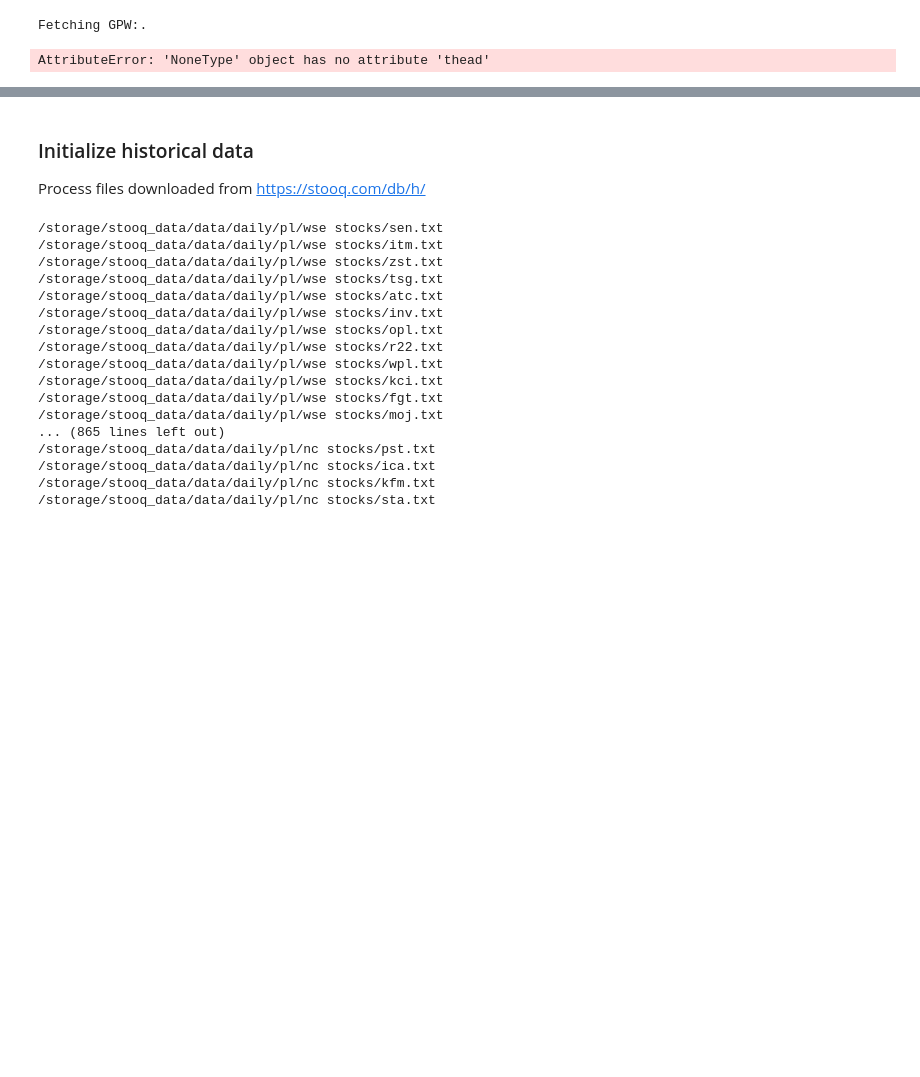
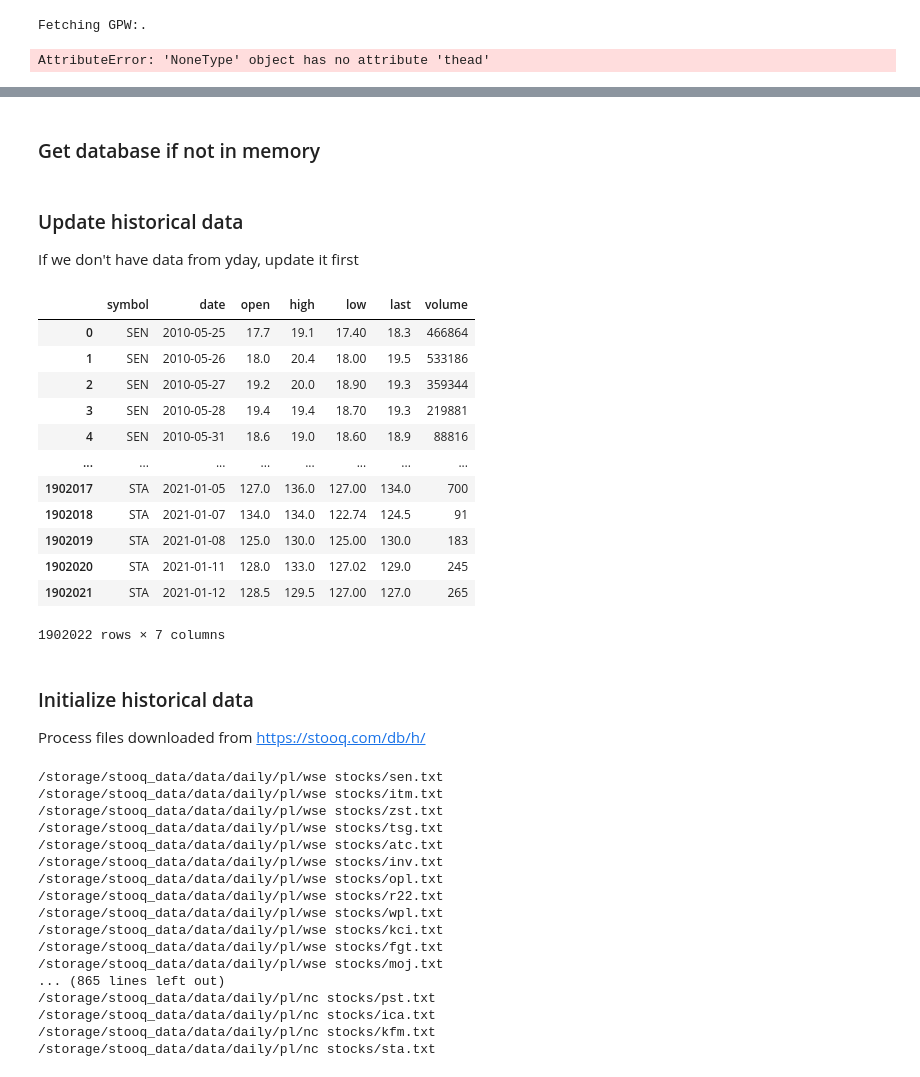
Before and after one commit to misza222/asnp, a Jupyter notebook: stock_prices.ipynb, the cells around one changed output, grey strips where cells are left out. Drawn from its saved outputs; the diff is of its cells as text; code cells hidden in the pictures; blank space fills up the shorter version.

```diff
--- a/stock_prices.ipynb
+++ b/stock_prices.ipynb
@@ -151,3 +147,34 @@ df = pd.read_sql("stocks", engine)
+# %% [markdown]
+### Get database if not in memory
+# %%
+def get_data_df():
+    if 'stocks_db' in globals():
+        return globals()['stocks_db']
+    else:
+        global stocks_db
+        stocks_db = pd.read_sql("stocks", engine)
+        return stocks_db
+# %% [markdown]
+### Update historical data
+If we don't have data from yday, update it first
+# %%
+df = get_data_df()
+# %%
+df
+# %% [output]
+|  | symbol | date | open | high | low | last | volume |
+| 0 | SEN | 2010-05-25 | 17.7 | 19.1 | 17.40 | 18.3 | 466864 |
+| 1 | SEN | 2010-05-26 | 18.0 | 20.4 | 18.00 | 19.5 | 533186 |
+| 2 | SEN | 2010-05-27 | 19.2 | 20.0 | 18.90 | 19.3 | 359344 |
+| 3 | SEN | 2010-05-28 | 19.4 | 19.4 | 18.70 | 19.3 | 219881 |
+| 4 | SEN | 2010-05-31 | 18.6 | 19.0 | 18.60 | 18.9 | 88816 |
+| ... | ... | ... | ... | ... | ... | ... | ... |
+| 1902017 | STA | 2021-01-05 | 127.0 | 136.0 | 127.00 | 134.0 | 700 |
+| 1902018 | STA | 2021-01-07 | 134.0 | 134.0 | 122.74 | 124.5 | 91 |
+| 1902019 | STA | 2021-01-08 | 125.0 | 130.0 | 125.00 | 130.0 | 183 |
+| 1902020 | STA | 2021-01-11 | 128.0 | 133.0 | 127.02 | 129.0 | 245 |
+| 1902021 | STA | 2021-01-12 | 128.5 | 129.5 | 127.00 | 127.0 | 265 |
+1902022 rows × 7 columns
 # %% [markdown]
 ### Initialize historical data
 Process files downloaded from https://stooq.com/db/h/
```
Also changed, not shown: parts of 5 cells of this notebook.
